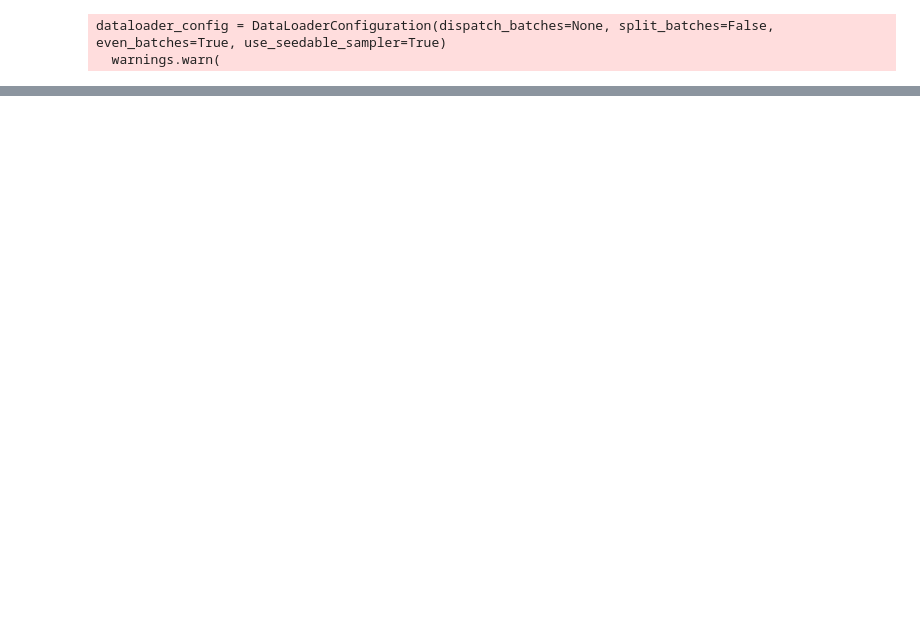
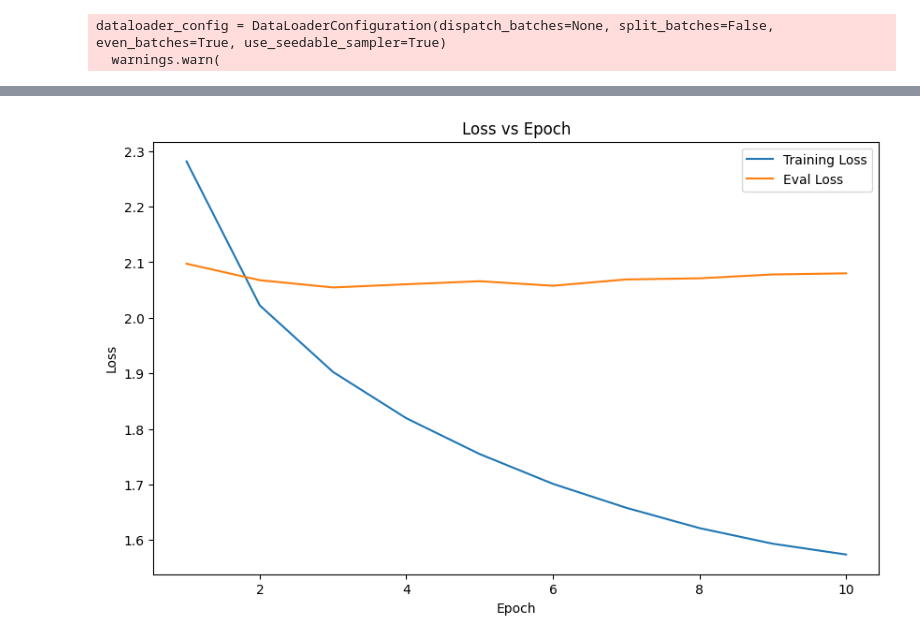
Before and after one commit to Jaskaran320/Semantic-Text-Processing, a Jupyter notebook: Machine-Translation/part-C.ipynb, the cells around one changed output, grey strips where cells are left out. Drawn from its saved outputs; the diff is of its cells as text; code cells hidden in the pictures; blank space fills up the shorter version.

```diff
--- a/Machine-Translation/part-C.ipynb
+++ b/Machine-Translation/part-C.ipynb
@@ -248,0 +280,21 @@ PredictionOutput(predictions=array([[    0,  4534, 17119, ...,     0,     0,
+# %%
+df_log_history = pd.DataFrame(trainer.state.log_history)
+
+training_logs = df_log_history[df_log_history['loss'].notnull()]
+training_loss = training_logs['loss'].tolist()
+training_epochs = training_logs['epoch'].tolist()
+
+eval_logs = df_log_history[df_log_history['eval_loss'].notnull()]
+eval_loss = eval_logs['eval_loss'].tolist()
+eval_epochs = eval_logs['epoch'].tolist()
+# %%
+plt.figure(figsize=(10, 6))
+plt.plot(training_epochs, training_loss, label='Training Loss')
+plt.plot(eval_epochs, eval_loss, label='Eval Loss')
+plt.xlabel('Epoch')
+plt.ylabel('Loss')
+plt.title('Loss vs Epoch')
+plt.legend()
+plt.show()
+# %% [output]
+[figure, added]
```
Also changed, not shown: parts of 9 cells of this notebook.
